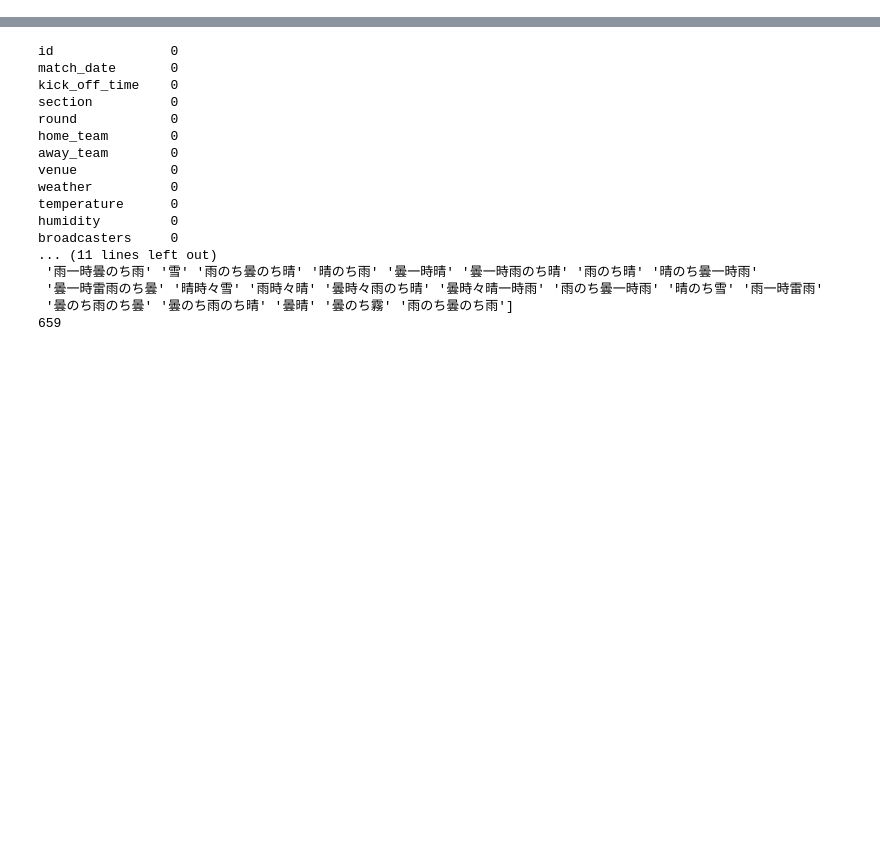
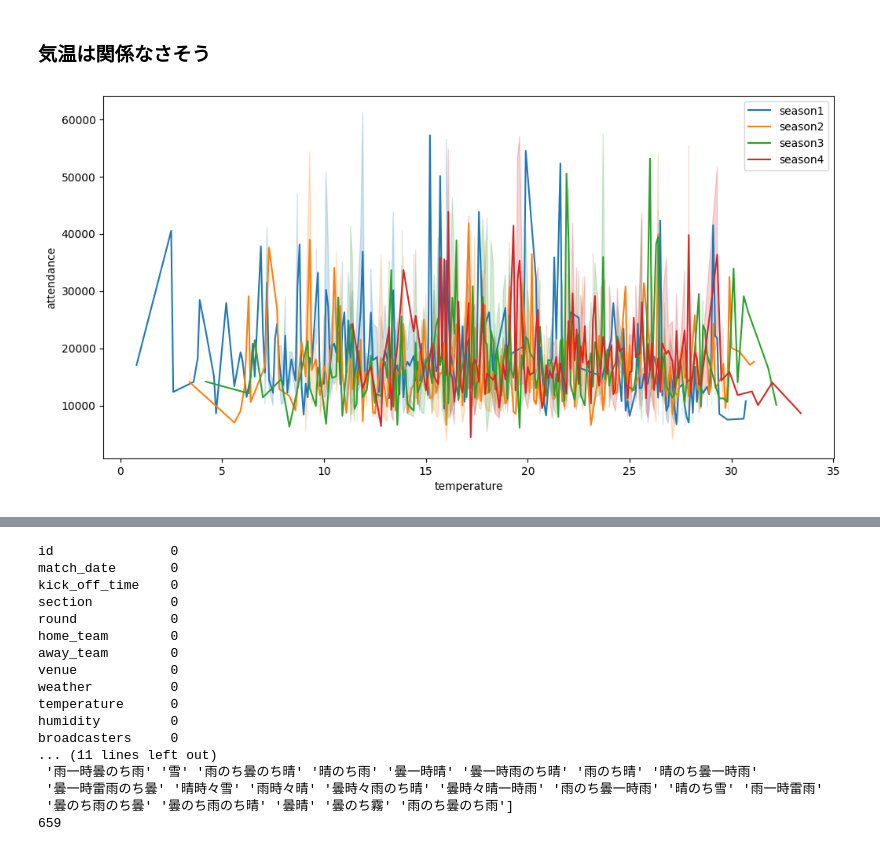
Before and after one commit to NaohiroKobayashi/my_stock, a Jupyter notebook: jLeague/EDA.ipynb, the cells around one changed output, grey strips where cells are left out. Cells and saved outputs as stored; diff of their text form; code cells hidden in the pictures; blank space fills up the shorter version.

```diff
--- a/jLeague/EDA.ipynb
+++ b/jLeague/EDA.ipynb
@@ -28,0 +99,12 @@ train_df
+# %% [markdown]
+### 気温は関係なさそう
+# %%
+# sectionごとの平均attendanceをplot
+plt.figure(figsize=(12, 6))
+for i in range(4):
+    season_list = [i*3+1, i*3+2, i*3+3]
+    sns.lineplot(x='temperature', y='attendance', data=train_clean[train_clean['section'].isin(season_list)], label=f'season{i+1}')
+    # sns.lineplot(x='temperature', y='attendance', data=train_clean[train_clean['month'] in season_list], label=f'season{i+1}')
+plt.show()
+# %% [output]
+[figure, added]
```
Also changed, not shown: parts of 16 cells of this notebook.
